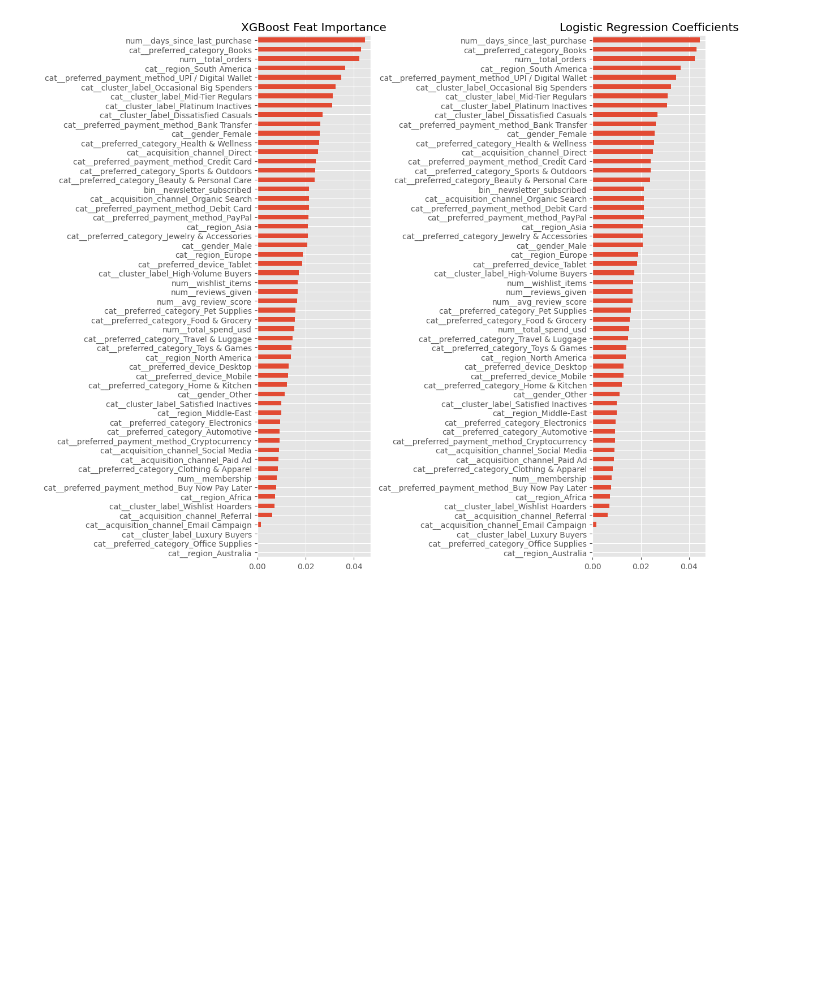
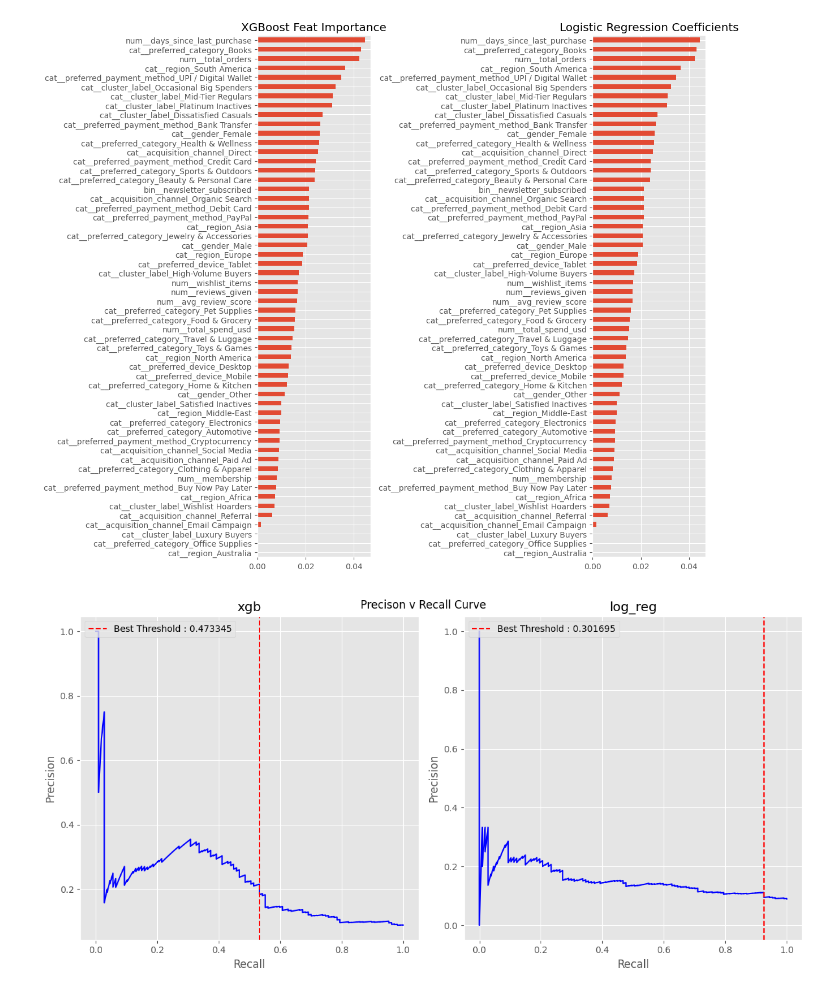
Before and after one commit to Doug-Vo/ML-Self-Project, a Jupyter notebook: Machine Learning/e_commerce.ipynb, the cells around one changed output. Cells and saved outputs as stored; diff of their text form; code cells hidden in the pictures; blank space fills up the shorter version.

Commit message:
Churned Behavior / ReadMe and Claude update
Update Claude workflow, complete Churned Prediction

```diff
--- a/Machine Learning/e_commerce.ipynb
+++ b/Machine Learning/e_commerce.ipynb
@@ -851,10 +851,32 @@ plt.show()
 # %% [output]
 [figure]
 # %%
-# from sklearn.metrics import precision_recall_curve
+from sklearn.metrics import precision_recall_curve, fbeta_score
 
-# y_proba = {}
+best_threshold = {}
+y_proba = {}
 
-# for name, model in models.item():
-#     y_proba = models.predict_proba(X_val)[:, 1]
-#     pre
+plt.figure(figsize= (12, 6))
+
+for count, (name, model) in enumerate(models.items()):
+    y_proba = model.predict_proba(X_val)[:, 1]
+    precisions, recall, thresholds = precision_recall_curve(y_val, y_proba)
+
+    f2_scores = [fbeta_score(y_val, (y_proba >= t).astype(int), beta = 2) for t in thresholds]
+    best_t = thresholds[np.argmax(f2_scores)]
+    best_threshold[name] = best_t
+
+    plt.subplot(1, 2, count + 1)
+    plt.plot(recall, precisions, color = 'blue')
+    plt.xlabel('Recall')
+    plt.ylabel('Precision')
+    plt.axvline(recall[np.argmax(f2_scores)], color = 'red', linestyle = '--', label = f'Best Threshold :{best_t: 2f}')
+    plt.title(f'{name}')
+    plt.legend(loc = 'upper left')
+
+
+plt.tight_layout()
+plt.suptitle('Precison v Recall Curve')
+plt.show()
+# %% [output]
+[figure, added]
```
Also changed, not shown: parts of 3 cells of this notebook, 3 other files.
